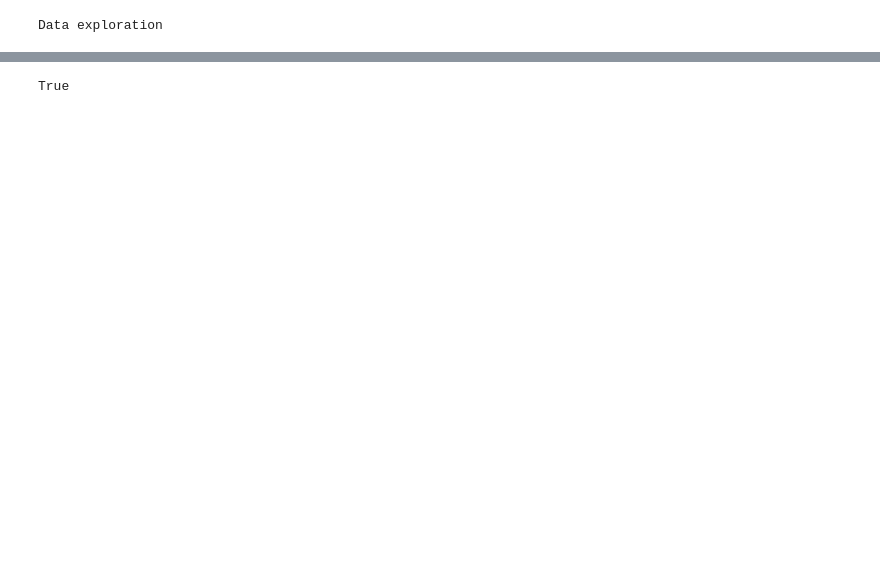
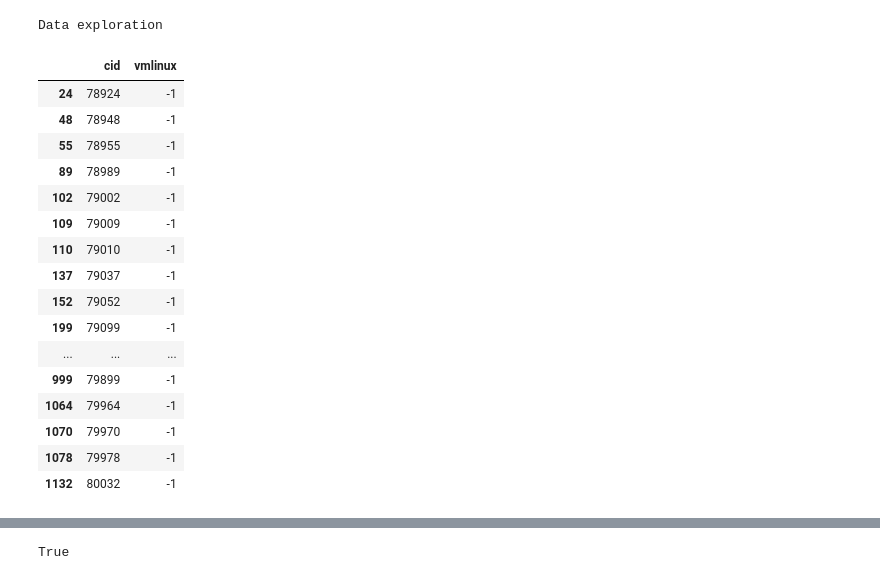
Before and after one commit to garandria/ProjetIrma, a Jupyter notebook: csv_kernels/TUXML-basic.ipynb, the cells around one changed output, grey strips where cells are left out. Saved outputs shown, nothing was run; the diff lists cells and outputs as text; code cells hidden in the pictures; blank space fills up the shorter version.

```diff
--- a/csv_kernels/TUXML-basic.ipynb
+++ b/csv_kernels/TUXML-basic.ipynb
@@ -93,6 +93,26 @@ Predictor variables: 9491
 print("Data exploration")
 # %% [output]
 Data exploration
+# %%
+rawtuxdata.query("AIC7XXX_BUILD_FIRMWARE == 'y'")[['cid', 'vmlinux']]
+# %% [output]
+|  | cid | vmlinux |
+| 24 | 78924 | -1 |
+| 48 | 78948 | -1 |
+| 55 | 78955 | -1 |
+| 89 | 78989 | -1 |
+| 102 | 79002 | -1 |
+| 109 | 79009 | -1 |
+| 110 | 79010 | -1 |
+| 137 | 79037 | -1 |
+| 152 | 79052 | -1 |
+| 199 | 79099 | -1 |
+| ... | ... | ... |
+| 999 | 79899 | -1 |
+| 1064 | 79964 | -1 |
+| 1070 | 79970 | -1 |
+| 1078 | 79978 | -1 |
+| 1132 | 80032 | -1 |
 # %%
 #rawtuxdata[rawtuxdata['X86_64'] == 'n']
 rawtuxdata.query("X86_64 == 'n'")
```
Also changed, not shown: parts of 22 cells of this notebook, 1 other file.
